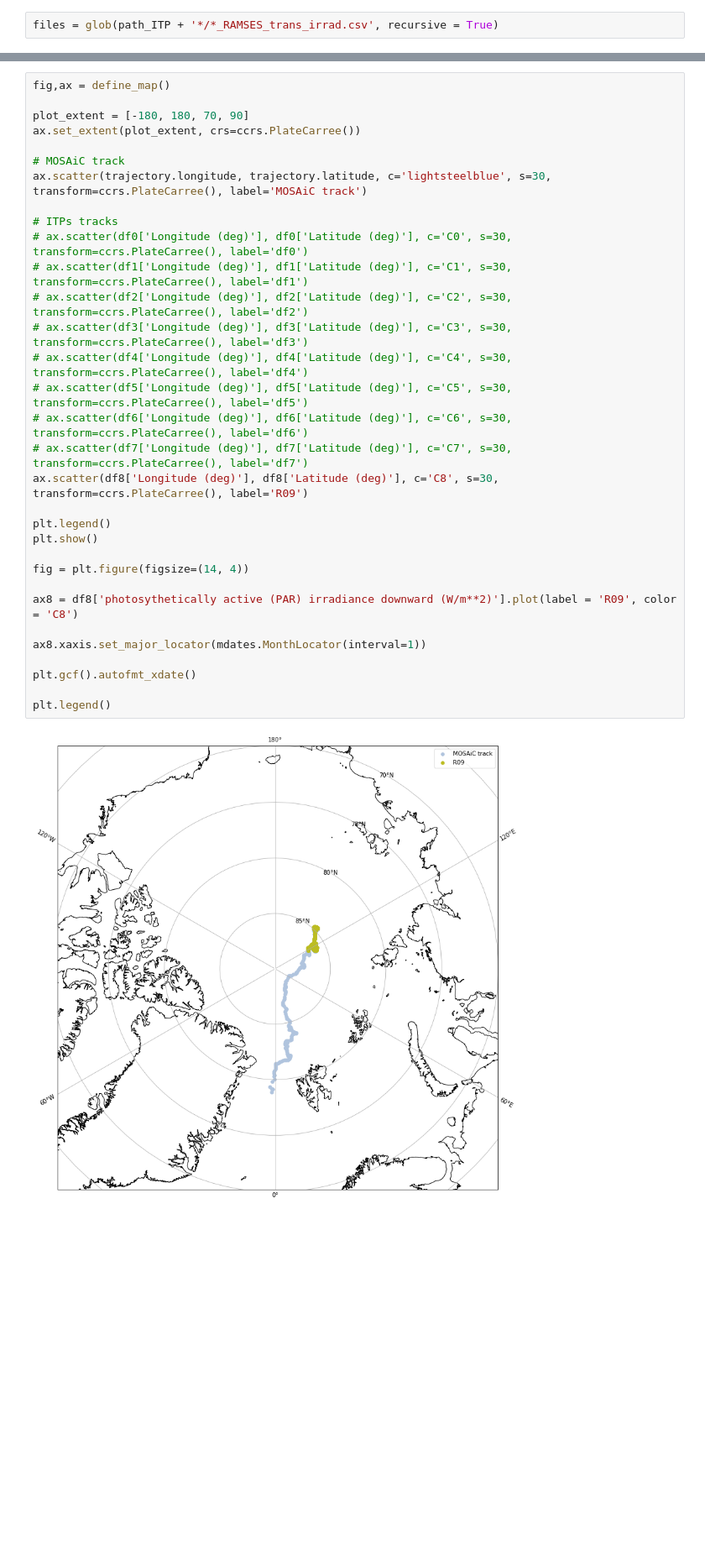
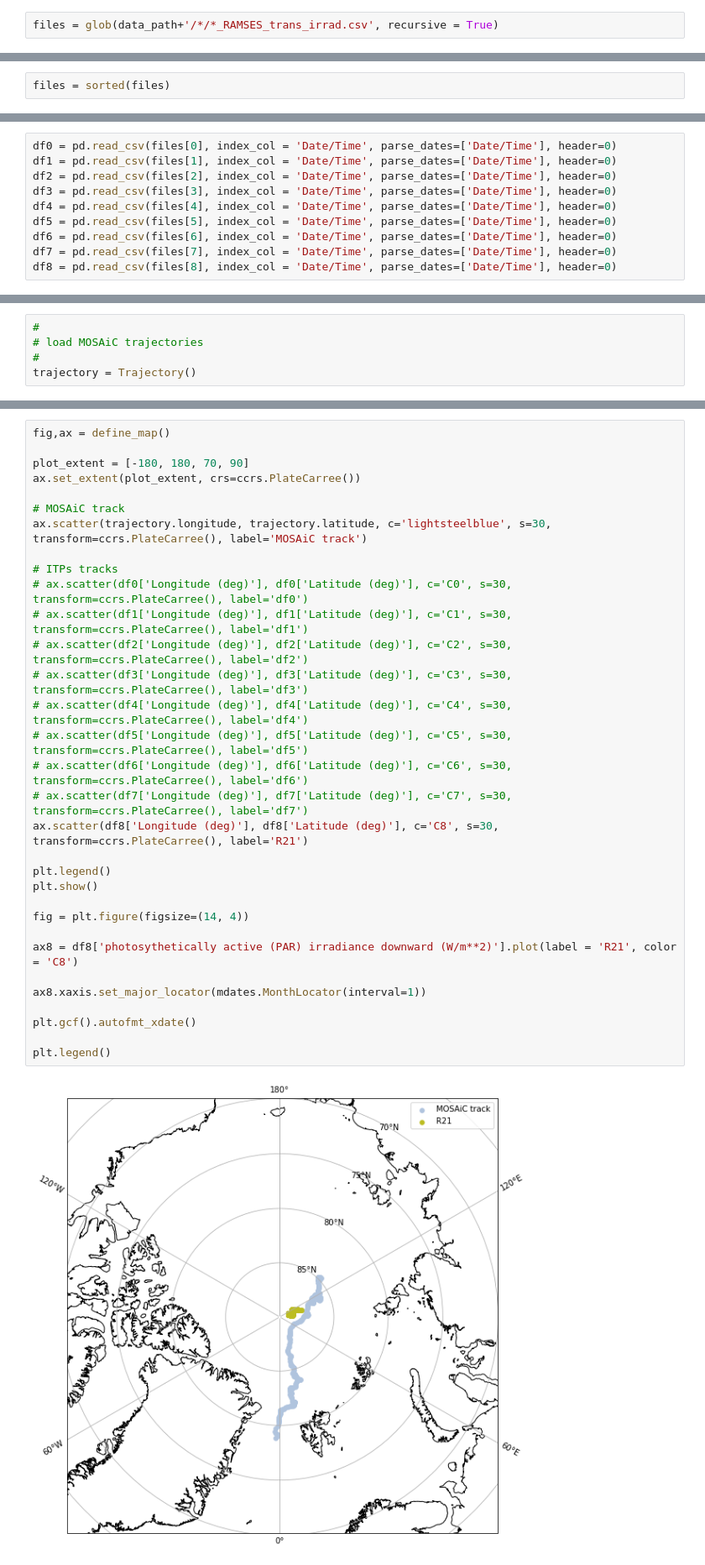
Before and after one commit to LAWTIDEBOY/nuarctic, a Jupyter notebook: scripts/ITP_PAR/process_ITP_PAR.ipynb, the cells around one changed output, grey strips where cells are left out. Shown at 84% size. Saved outputs shown, nothing was run; the diff lists cells and outputs as text; blank space fills up the shorter version.

```diff
--- a/scripts/ITP_PAR/process_ITP_PAR.ipynb
+++ b/scripts/ITP_PAR/process_ITP_PAR.ipynb
@@ -22,5 +15,5 @@ filename_output = path_ITP + 'PAR_forcing.csv'
 # %%
-files = glob(path_ITP + '*/*_RAMSES_trans_irrad.csv', recursive = True)
+files = glob(data_path+'/*/*_RAMSES_trans_irrad.csv', recursive = True)
 # %%
 files
 # %% [output]
@@ -449,0 +30,2 @@ plt.legend()
+# %%
+files = sorted(files)
@@ -449,0 +48,10 @@ plt.legend()
+# %%
+df0 = pd.read_csv(files[0], index_col = 'Date/Time', parse_dates=['Date/Time'], header=0)
+df1 = pd.read_csv(files[1], index_col = 'Date/Time', parse_dates=['Date/Time'], header=0)
+df2 = pd.read_csv(files[2], index_col = 'Date/Time', parse_dates=['Date/Time'], header=0)
+df3 = pd.read_csv(files[3], index_col = 'Date/Time', parse_dates=['Date/Time'], header=0)
+df4 = pd.read_csv(files[4], index_col = 'Date/Time', parse_dates=['Date/Time'], header=0)
+df5 = pd.read_csv(files[5], index_col = 'Date/Time', parse_dates=['Date/Time'], header=0)
+df6 = pd.read_csv(files[6], index_col = 'Date/Time', parse_dates=['Date/Time'], header=0)
+df7 = pd.read_csv(files[7], index_col = 'Date/Time', parse_dates=['Date/Time'], header=0)
+df8 = pd.read_csv(files[8], index_col = 'Date/Time', parse_dates=['Date/Time'], header=0)
@@ -449,0 +179,5 @@ plt.legend()
+# %%
+#
+# load MOSAiC trajectories
+#
+trajectory = Trajectory()
@@ -456,34 +463,34 @@ plt.plot(df8['Longitude (deg)'], df8['Latitude (deg)'],'.-')
 fig,ax = define_map()
 
 plot_extent = [-180, 180, 70, 90]
 ax.set_extent(plot_extent, crs=ccrs.PlateCarree())
 
 # MOSAiC track
 ax.scatter(trajectory.longitude, trajectory.latitude, c='lightsteelblue', s=30, transform=ccrs.PlateCarree(), label='MOSAiC track')
 
 # ITPs tracks
 # ax.scatter(df0['Longitude (deg)'], df0['Latitude (deg)'], c='C0', s=30, transform=ccrs.PlateCarree(), label='df0')
 # ax.scatter(df1['Longitude (deg)'], df1['Latitude (deg)'], c='C1', s=30, transform=ccrs.PlateCarree(), label='df1')
 # ax.scatter(df2['Longitude (deg)'], df2['Latitude (deg)'], c='C2', s=30, transform=ccrs.PlateCarree(), label='df2')
 # ax.scatter(df3['Longitude (deg)'], df3['Latitude (deg)'], c='C3', s=30, transform=ccrs.PlateCarree(), label='df3')
 # ax.scatter(df4['Longitude (deg)'], df4['Latitude (deg)'], c='C4', s=30, transform=ccrs.PlateCarree(), label='df4')
 # ax.scatter(df5['Longitude (deg)'], df5['Latitude (deg)'], c='C5', s=30, transform=ccrs.PlateCarree(), label='df5')
 # ax.scatter(df6['Longitude (deg)'], df6['Latitude (deg)'], c='C6', s=30, transform=ccrs.PlateCarree(), label='df6')
 # ax.scatter(df7['Longitude (deg)'], df7['Latitude (deg)'], c='C7', s=30, transform=ccrs.PlateCarree(), label='df7')
-ax.scatter(df8['Longitude (deg)'], df8['Latitude (deg)'], c='C8', s=30, transform=ccrs.PlateCarree(), label='R09')
+ax.scatter(df8['Longitude (deg)'], df8['Latitude (deg)'], c='C8', s=30, transform=ccrs.PlateCarree(), label='R21')
 
 plt.legend()
 plt.show()
 
 fig = plt.figure(figsize=(14, 4))
 
-ax8 = df8['photosythetically active (PAR) irradiance downward (W/m**2)'].plot(label = 'R09', color = 'C8')
+ax8 = df8['photosythetically active (PAR) irradiance downward (W/m**2)'].plot(label = 'R21', color = 'C8')
 
 ax8.xaxis.set_major_locator(mdates.MonthLocator(interval=1))
 
 plt.gcf().autofmt_xdate()
 
 plt.legend()
 # %% [output]
-[figure, old version]
+[figure, new version]
 <matplotlib.legend.Legend at 0x...>
```
Also changed, not shown: parts of 64 cells of this notebook, 5 other files.
